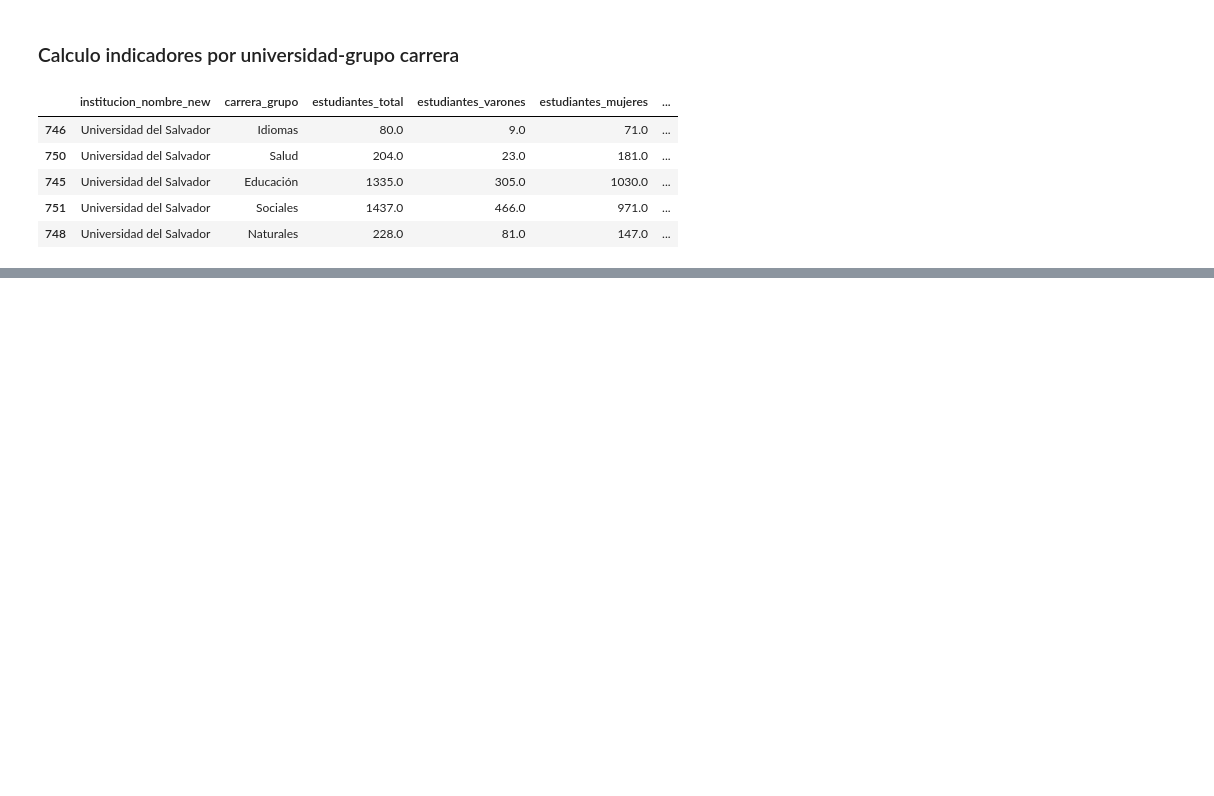
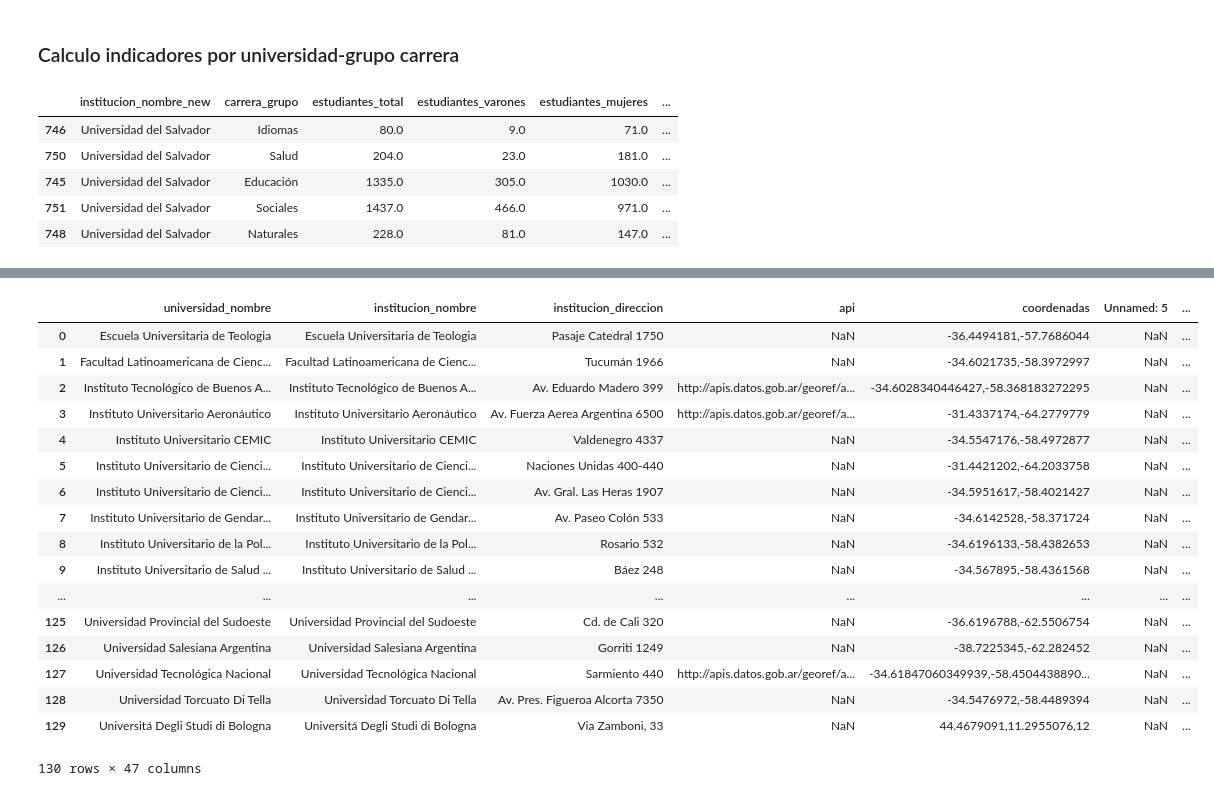
Before and after one commit to chicasentec/viz-carreras-nexjournal, a Jupyter notebook: etl-next-journal.ipynb, the cells around one changed output, grey strips where cells are left out. Cells and saved outputs as stored; diff of their text form; code cells hidden in the pictures; blank space fills up the shorter version.

Commit message:
Agrego indicadores a los tooltips del mapa de universidades.

```diff
--- a/etl-next-journal.ipynb
+++ b/etl-next-journal.ipynb
@@ -256,11 +256,12 @@ df_evolucion_universidades.to_csv("data/output/ubicacion_evolucion_genero.csv",
 def create_grupo_indics_str(row):
     """Crea string con variables por grupo carrera."""
 
-    grupo_indics_str = "{}: {} estudiantes / {:.1%} mujeres".format(
+    grupo_indics_str = "{:12}: {:5} estudiantes | {:.1%} mujeres".format(
         row["carrera_grupo"],
         int(row["estudiantes_total"]),
         row["estudiantes_mujeres_pct"],
     )
+    #print(grupo_indics_str)
     return grupo_indics_str
 # %%
 # agrupo por universidad-grupo para el año 2017 (el último)
@@ -296,14 +319,39 @@ def concatenate_map(grupos_carreras):
 # %%
 serie_lista_grupos = df_universidad_grupo.groupby("institucion_nombre_new")["carrera_grupo_indics"].apply(
     concatenate_map)
+df_universidad_indicadores = df_universidad_grupo.groupby("institucion_nombre_new").sum()
+df_universidad_indicadores["estudiantes_mujeres_pct"] = df_universidad_indicadores.estudiantes_mujeres / df_universidad_indicadores.estudiantes_total
 #serie_lista_carrera = df_universidades_merged.groupby("institucion_nombre_new")["carrera_nombre"].apply(
 #    concatenate_map)
 # %%
 df_ubicacion_universidades_grupos = df_universidades.merge(
     serie_lista_grupos, how="left", left_on="institucion_nombre", right_index=True)
+df_ubicacion_universidades_grupos = df_ubicacion_universidades_grupos.merge(
+    df_universidad_indicadores, how="left", left_on="institucion_nombre", right_index=True)
 
 #df_ubicacion_universidades_grupos = df_ubicacion_universidades_grupos.merge(
 #    serie_lista_carrera, how="left", left_on="institucion_nombre", right_index=True)
 # %%
 df_ubicacion_universidades_grupos.to_csv("data/output/universidades_mapa.csv", encoding = "UTF8", index = False)
 #tasas de egresos pero no lineamente, buscar la formula, estandariza el año de duracion.
+# %%
+df_ubicacion_universidades_grupos
+# %% [output]
+|  | universidad_nombre | institucion_nombre | institucion_direccion | api | coordenadas | Unnamed: 5 | ... |
+| 0 | Escuela Universitaria de Teologia | Escuela Universitaria de Teologia | Pasaje Catedral 1750 | NaN | -36.4494181,-57.7686044 | NaN | ... |
+| 1 | Facultad Latinoamericana de Cienc... | Facultad Latinoamericana de Cienc... | Tucumán 1966 | NaN | -34.6021735,-58.3972997 | NaN | ... |
+| 2 | Instituto Tecnológico de Buenos A... | Instituto Tecnológico de Buenos A... | Av. Eduardo Madero 399 | http://apis.datos.gob.ar/georef/a... | -34.6028340446427,-58.368183272295 | NaN | ... |
+| 3 | Instituto Universitario Aeronáutico | Instituto Universitario Aeronáutico | Av. Fuerza Aerea Argentina 6500 | http://apis.datos.gob.ar/georef/a... | -31.4337174,-64.2779779 | NaN | ... |
+| 4 | Instituto Universitario CEMIC | Instituto Universitario CEMIC | Valdenegro 4337 | NaN | -34.5547176,-58.4972877 | NaN | ... |
+| 5 | Instituto Universitario de Cienci... | Instituto Universitario de Cienci... | Naciones Unidas 400-440 | NaN | -31.4421202,-64.2033758 | NaN | ... |
+| 6 | Instituto Universitario de Cienci... | Instituto Universitario de Cienci... | Av. Gral. Las Heras 1907 | NaN | -34.5951617,-58.4021427 | NaN | ... |
+| 7 | Instituto Universitario de Gendar... | Instituto Universitario de Gendar... | Av. Paseo Colón 533 | NaN | -34.6142528,-58.371724 | NaN | ... |
+| 8 | Instituto Universitario de la Pol... | Instituto Universitario de la Pol... | Rosario 532 | NaN | -34.6196133,-58.4382653 | NaN | ... |
+| 9 | Instituto Universitario de Salud ... | Instituto Universitario de Salud ... | Báez 248 | NaN | -34.567895,-58.4361568 | NaN | ... |
+| ... | ... | ... | ... | ... | ... | ... | ... |
+| 125 | Universidad Provincial del Sudoeste | Universidad Provincial del Sudoeste | Cd. de Cali 320 | NaN | -36.6196788,-62.5506754 | NaN | ... |
+| 126 | Universidad Salesiana Argentina | Universidad Salesiana Argentina | Gorriti 1249 | NaN | -38.7225345,-62.282452 | NaN | ... |
+| 127 | Universidad Tecnológica Nacional | Universidad Tecnológica Nacional | Sarmiento 440 | http://apis.datos.gob.ar/georef/a... | -34.61847060349939,-58.4504438890... | NaN | ... |
+| 128 | Universidad Torcuato Di Tella | Universidad Torcuato Di Tella | Av. Pres. Figueroa Alcorta 7350 | NaN | -34.5476972,-58.4489394 | NaN | ... |
+| 129 | Universitá Degli Studi di Bologna | Universitá Degli Studi di Bologna | Via Zamboni, 33 | NaN | 44.4679091,11.2955076,12 | NaN | ... |
+130 rows × 47 columns
```
Also changed, not shown: parts of 1 cell of this notebook, 3 other files.
